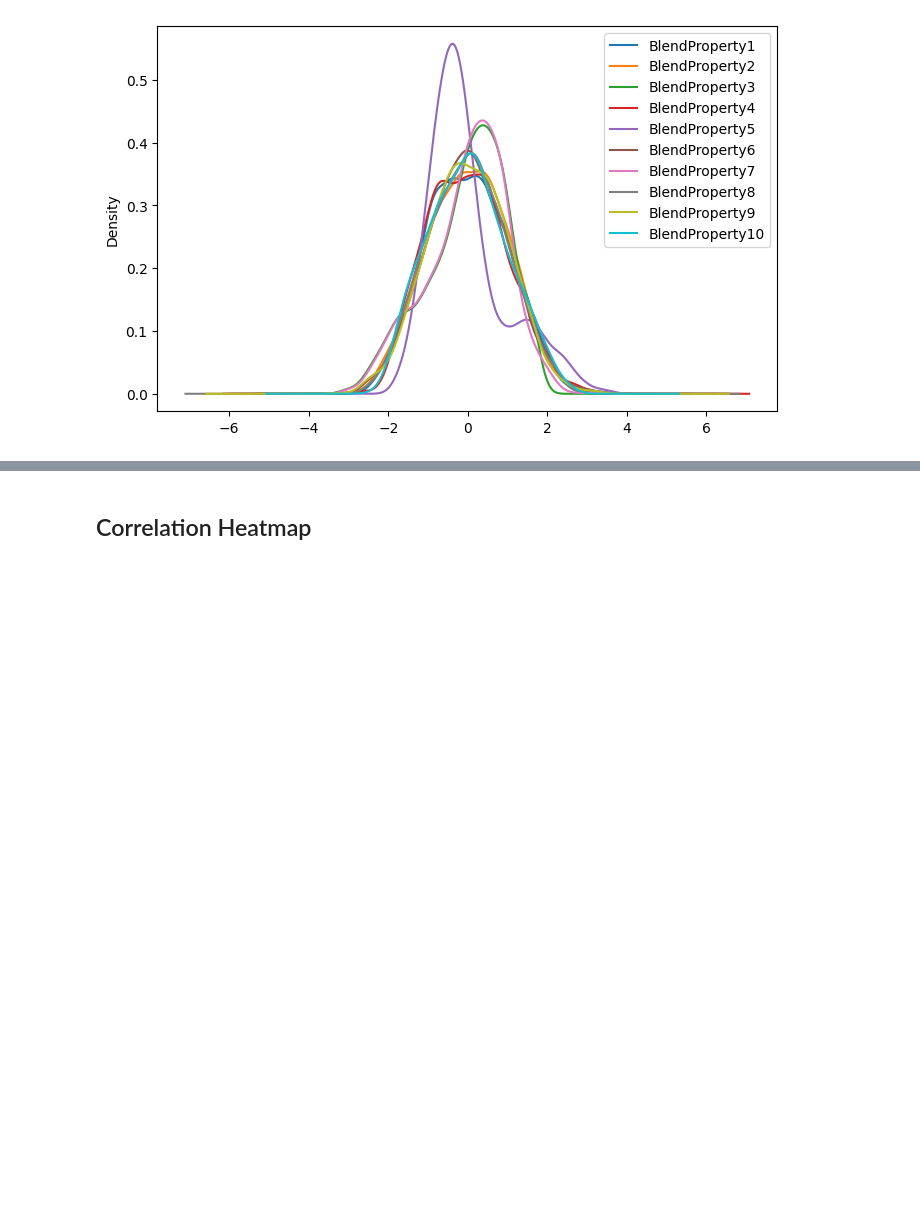
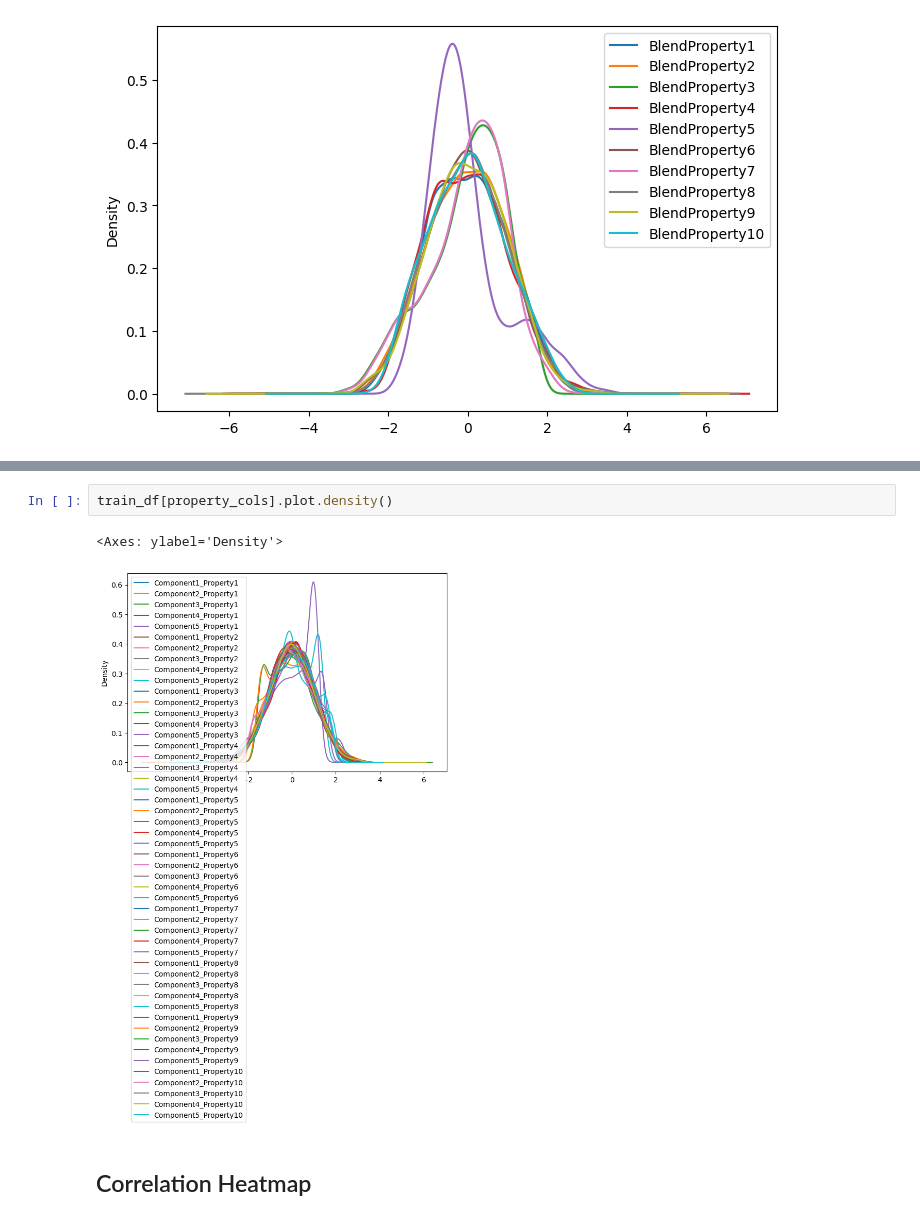
Before and after one commit to MekongDelta-mind/he_shellai_2025, a Jupyter notebook: notebooks/0.0_data_exploration.ipynb, the cells around one changed output, grey strips where cells are left out. Saved outputs shown, nothing was run; the diff lists cells and outputs as text; blank space fills up the shorter version.

```diff
--- a/notebooks/0.0_data_exploration.ipynb
+++ b/notebooks/0.0_data_exploration.ipynb
@@ -132,3 +164,8 @@ train_df[target_cols].plot.density()
+# %%
+train_df[property_cols].plot.density()
+# %% [output]
+<Axes: ylabel='Density'>
+[figure, added]
 # %% [markdown]
 ## Correlation Heatmap
 # %%
```
Also changed, not shown: parts of 7 cells of this notebook, 1 other file.
